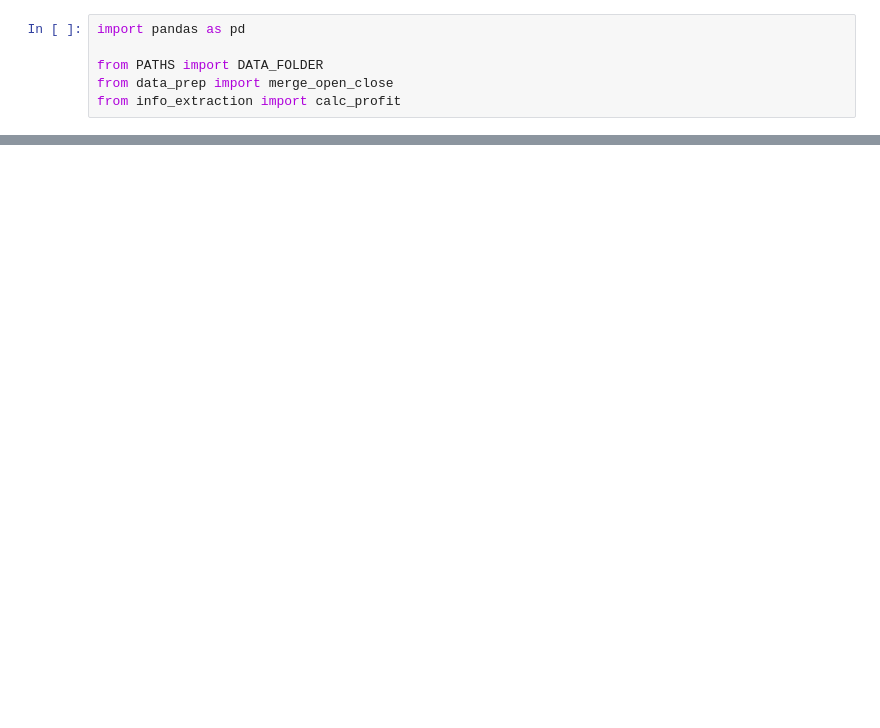
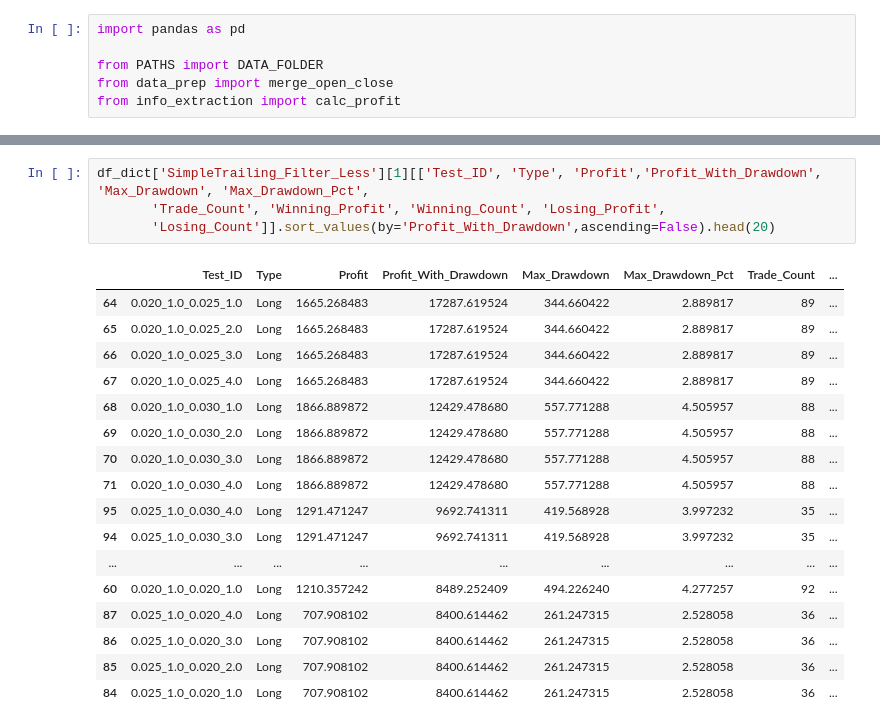
Before and after one commit to FrisDomonkos/MetaTrader_4, a Jupyter notebook: data.ipynb, the cells around one changed output, grey strips where cells are left out. Cells and saved outputs as stored; diff of their text form; blank space fills up the shorter version.

```diff
--- a/data.ipynb
+++ b/data.ipynb
@@ -64,0 +144,22 @@ df_dict['SimpleTrailing_NoFilter_None'][1]
+# %%
+df_dict['SimpleTrailing_Filter_Less'][1][['Test_ID', 'Type', 'Profit','Profit_With_Drawdown', 'Max_Drawdown', 'Max_Drawdown_Pct',
+       'Trade_Count', 'Winning_Profit', 'Winning_Count', 'Losing_Profit',
+       'Losing_Count']].sort_values(by='Profit_With_Drawdown',ascending=False).head(20)
+# %% [output]
+|  | Test_ID | Type | Profit | Profit_With_Drawdown | Max_Drawdown | Max_Drawdown_Pct | Trade_Count | ... |
+| 64 | 0.020_1.0_0.025_1.0 | Long | 1665.268483 | 17287.619524 | 344.660422 | 2.889817 | 89 | ... |
+| 65 | 0.020_1.0_0.025_2.0 | Long | 1665.268483 | 17287.619524 | 344.660422 | 2.889817 | 89 | ... |
+| 66 | 0.020_1.0_0.025_3.0 | Long | 1665.268483 | 17287.619524 | 344.660422 | 2.889817 | 89 | ... |
+| 67 | 0.020_1.0_0.025_4.0 | Long | 1665.268483 | 17287.619524 | 344.660422 | 2.889817 | 89 | ... |
+| 68 | 0.020_1.0_0.030_1.0 | Long | 1866.889872 | 12429.478680 | 557.771288 | 4.505957 | 88 | ... |
+| 69 | 0.020_1.0_0.030_2.0 | Long | 1866.889872 | 12429.478680 | 557.771288 | 4.505957 | 88 | ... |
+| 70 | 0.020_1.0_0.030_3.0 | Long | 1866.889872 | 12429.478680 | 557.771288 | 4.505957 | 88 | ... |
+| 71 | 0.020_1.0_0.030_4.0 | Long | 1866.889872 | 12429.478680 | 557.771288 | 4.505957 | 88 | ... |
+| 95 | 0.025_1.0_0.030_4.0 | Long | 1291.471247 | 9692.741311 | 419.568928 | 3.997232 | 35 | ... |
+| 94 | 0.025_1.0_0.030_3.0 | Long | 1291.471247 | 9692.741311 | 419.568928 | 3.997232 | 35 | ... |
+| ... | ... | ... | ... | ... | ... | ... | ... | ... |
+| 60 | 0.020_1.0_0.020_1.0 | Long | 1210.357242 | 8489.252409 | 494.226240 | 4.277257 | 92 | ... |
+| 87 | 0.025_1.0_0.020_4.0 | Long | 707.908102 | 8400.614462 | 261.247315 | 2.528058 | 36 | ... |
+| 86 | 0.025_1.0_0.020_3.0 | Long | 707.908102 | 8400.614462 | 261.247315 | 2.528058 | 36 | ... |
+| 85 | 0.025_1.0_0.020_2.0 | Long | 707.908102 | 8400.614462 | 261.247315 | 2.528058 | 36 | ... |
+| 84 | 0.025_1.0_0.020_1.0 | Long | 707.908102 | 8400.614462 | 261.247315 | 2.528058 | 36 | ... |
```
Also changed, not shown: parts of 9 cells of this notebook, 5 other files.
